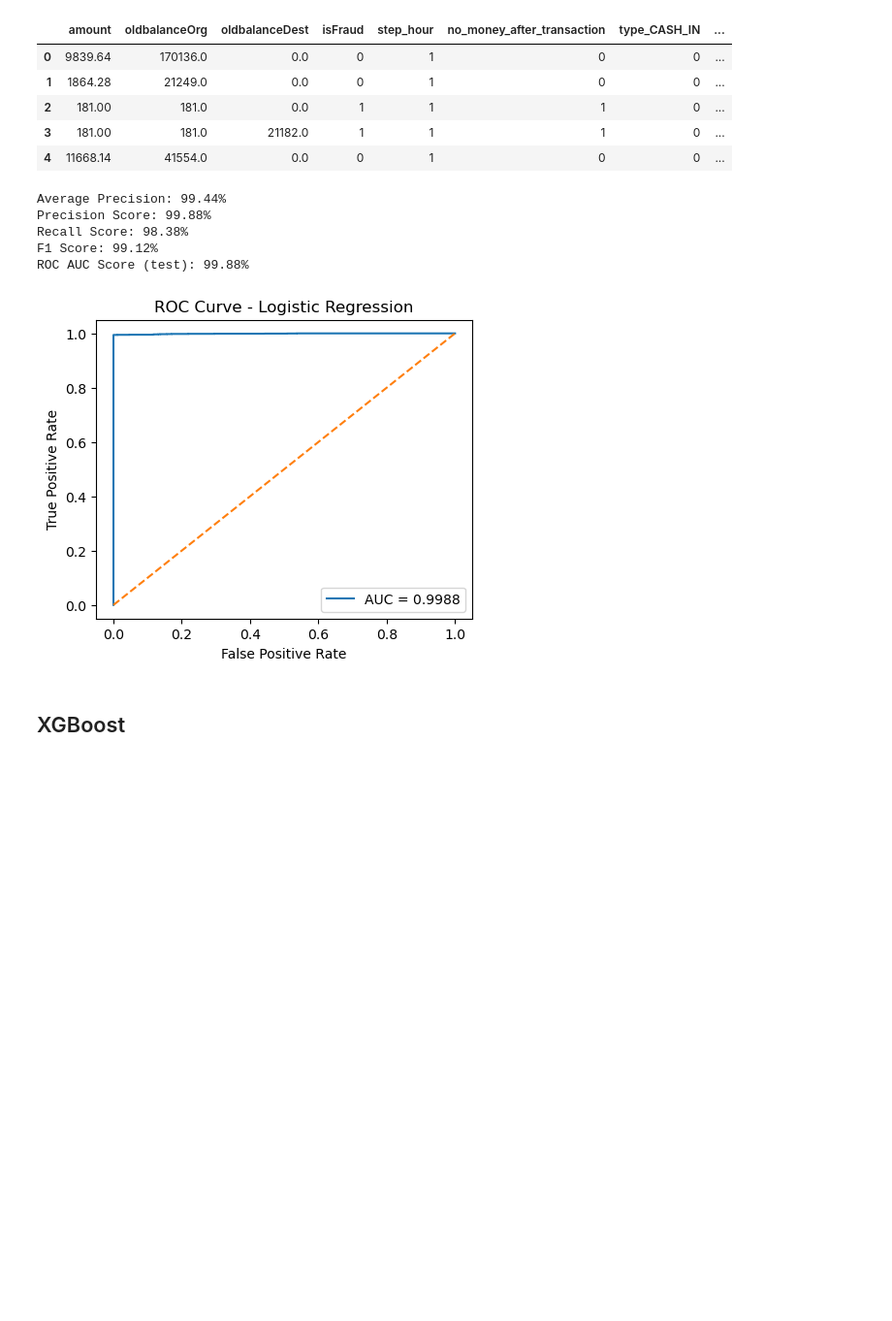
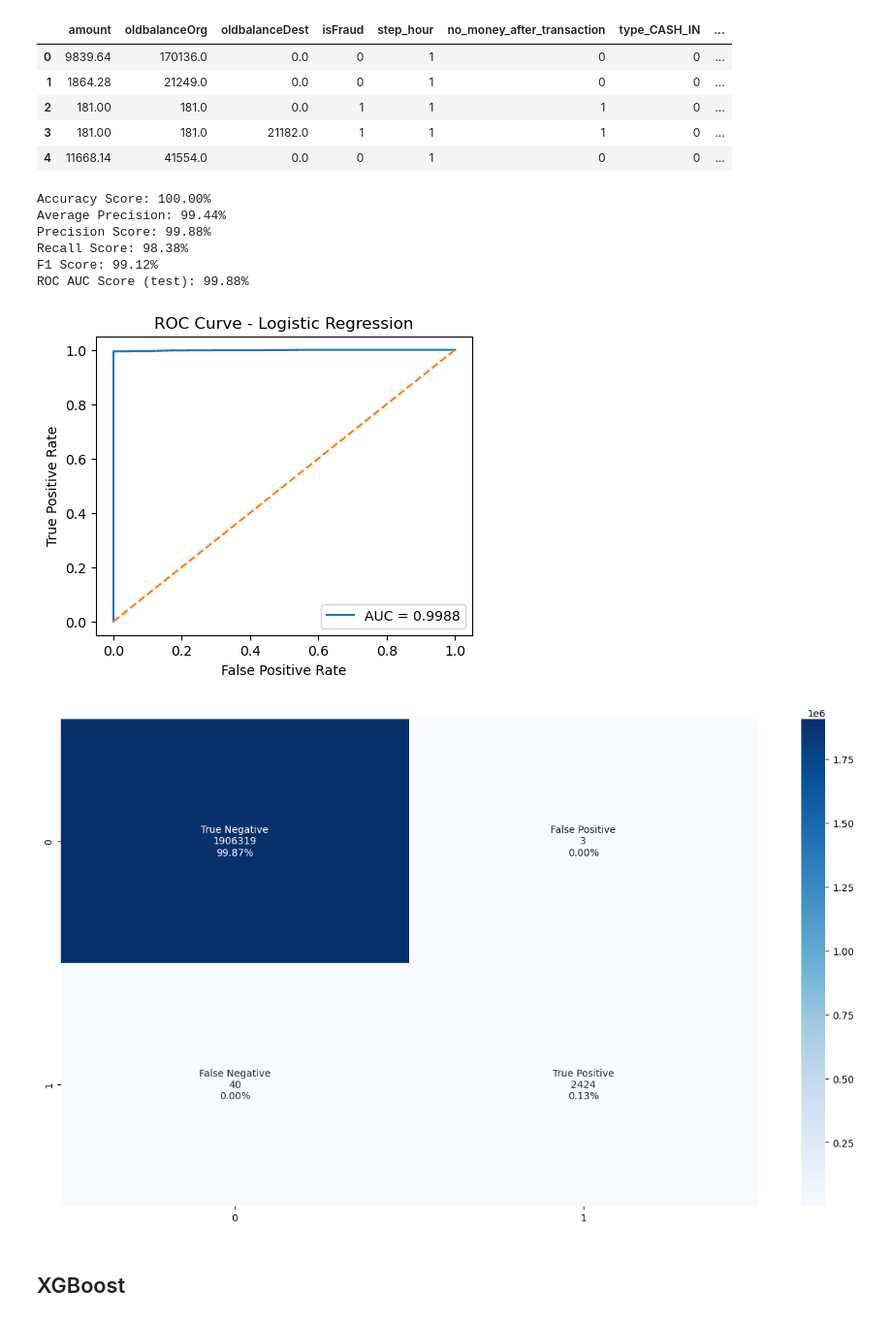
Before and after one commit to AndreNB1702/fraud-classifier, a Jupyter notebook: fraud-classifier.ipynb, the cells around one changed output. Shown at 97% size. Cells and saved outputs as stored; diff of their text form; code cells hidden in the pictures; blank space fills up the shorter version.

```diff
--- a/fraud-classifier.ipynb
+++ b/fraud-classifier.ipynb
@@ -338,7 +339,7 @@ df_lr.head()
 X_lr = df_lr.drop(columns=["isFraud"])
 y_lr = df_lr["isFraud"]
 # %%
-X_train_lr, X_test_lr, y_train_lr, y_test_lr = train_test_split(X_lr, y_lr, test_size=0.30, random_state=42, stratify=y)
+X_train_lr, X_test_lr, y_train_lr, y_test_lr = train_test_split(X_lr, y_lr, test_size=0.30, random_state=42, stratify=y_lr)
 # %%
 scaler = StandardScaler()
 X_train_scaled = scaler.fit_transform(X_train_lr)
@@ -347,12 +348,17 @@ X_test_scaled = scaler.transform(X_test_lr)
 lr = LogisticRegression(max_iter=2000)
 model(lr, X_train_scaled, y_train_lr, X_test_scaled, y_test_lr, title = 'Logistic Regression')
 # %% [output]
+Accuracy Score: 100.00%
 Average Precision: 99.44%
 Precision Score: 99.88%
 Recall Score: 98.38%
 F1 Score: 99.12%
 ROC AUC Score (test): 99.88%
 [figure]
+# %%
+confusion(lr, X_test_scaled,y_test_lr)
+# %% [output]
+[figure, added]
 # %% [markdown]
 ## XGBoost
 # %%
```
Also changed, not shown: parts of 21 cells of this notebook.
